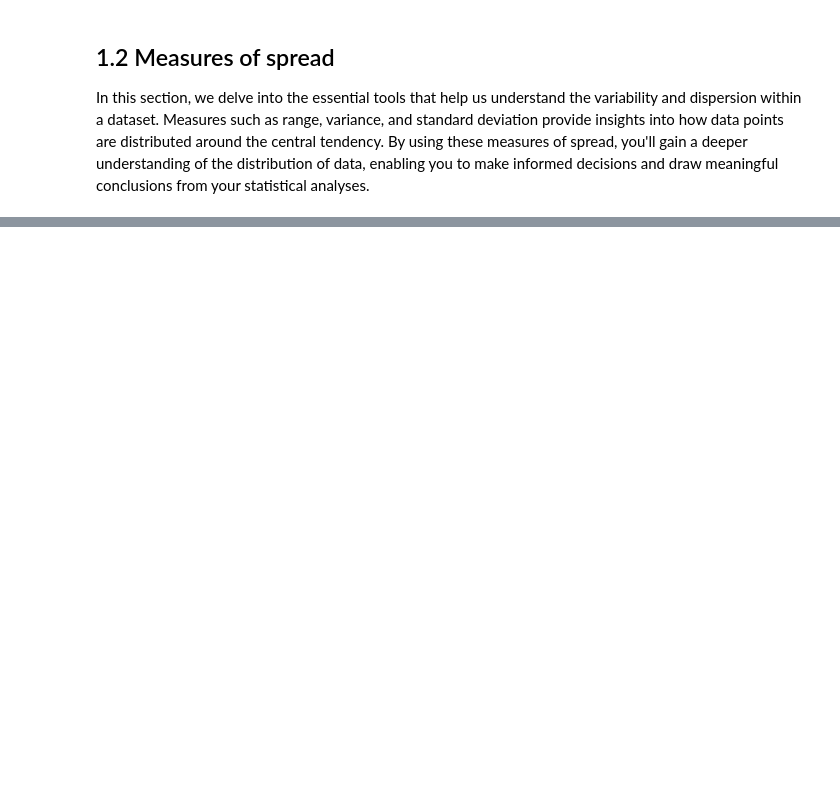
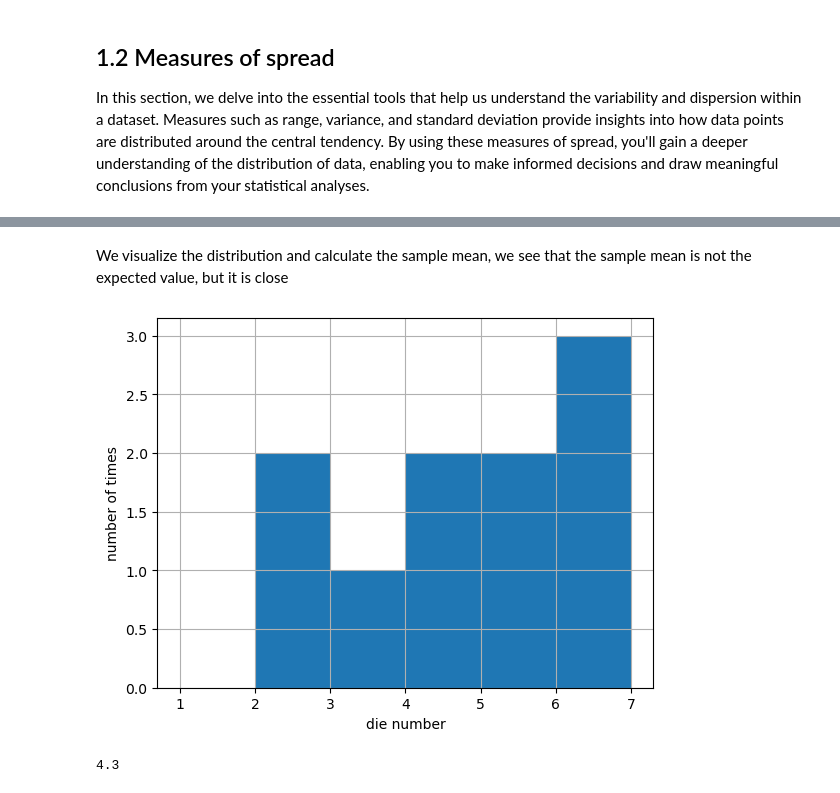
Before and after one commit to estcab00/statistics-python, a Jupyter notebook: Session 1/Introductory Statistics in Python - Session 1.ipynb, the cells around one changed output, grey strips where cells are left out. Cells and saved outputs as stored; diff of their text form; code cells hidden in the pictures; blank space fills up the shorter version.

```diff
--- a/Session 1/Introductory Statistics in Python - Session 1.ipynb
+++ b/Session 1/Introductory Statistics in Python - Session 1.ipynb
@@ -593,0 +805,3 @@ In this section, we delve into the essential tools that help us understand the v
+# %%
+rolls_10 = die.sample(10, replace = True)
+rolls_10
@@ -593,0 +820,13 @@ In this section, we delve into the essential tools that help us understand the v
+# %% [markdown]
+We visualize the distribution and calculate the sample mean, we see that the sample mean is not the expected value, but it is close
+# %%
+rolls_10['number'].hist(bins = np.linspace(1, 7, 7))
+plt.ylabel('number of times')
+plt.xlabel('die number')
+plt.show()
+# %% [output]
+[figure, added]
+# %%
+np.mean(rolls_10['number'])
+# %% [output]
+4.3
```
Also changed, not shown: parts of 104 cells of this notebook, 1 other file.
